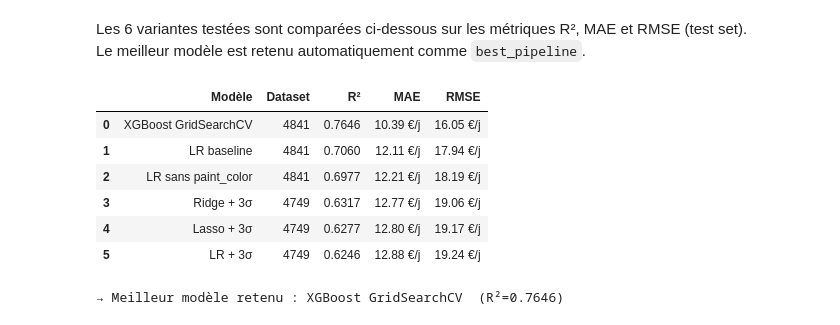
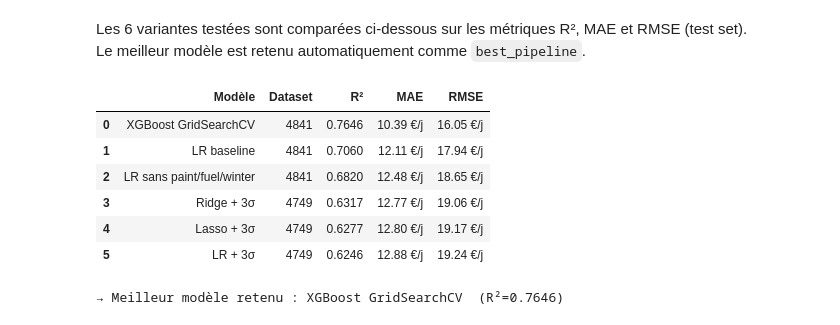
Before and after one commit to gviel/jedha-project-09-getaround, a Jupyter notebook: Getaround_Pricing_GV.ipynb, the cells around one changed output. Drawn from its saved outputs; the diff is of its cells as text; code cells hidden in the pictures.

```diff
--- a/Getaround_Pricing_GV.ipynb
+++ b/Getaround_Pricing_GV.ipynb
@@ -236,0 +287,30 @@ df_model[['mileage', 'engine_power', 'rental_price_per_day']].corr()
+# %%
+CATEGORICAL_COLS = ["model_key", "car_type", "fuel", "paint_color"]
+
+grand_mean = df_model[TARGET].mean()
+ss_total   = ((df_model[TARGET] - grand_mean) ** 2).sum()
+
+eta2_results = []
+for col in CATEGORICAL_COLS:
+    groups    = [grp[TARGET].values for _, grp in df_model.groupby(col)]
+    ss_between = sum(len(g) * (g.mean() - grand_mean) ** 2 for g in groups)
+    eta2_results.append({
+        "feature":     col,
+        "eta2":        round(ss_between / ss_total, 4),
+        "n_modalites": df_model[col].nunique(),
+    })
+
+df_eta2 = pd.DataFrame(eta2_results).sort_values("eta2", ascending=False)
+print("Eta-squared η² — features catégorielles vs prix :")
+display(df_eta2)
+
+fig = px.bar(
+    df_eta2, x="feature", y="eta2", color="eta2",
+    color_continuous_scale="Blues",
+    title="Eta-squared η² — features catégorielles vs prix de location",
+    labels={"eta2": "η² (part de variance expliquée)", "feature": "Feature"},
+    text=df_eta2["eta2"].apply(lambda x: f"{x:.2%}"),
+)
+fig.update_traces(textposition="outside")
+fig.update_yaxes(tickformat=".0%")
+save_fig(fig, "11_pricing_correlations_categorielles")
@@ -460,18 +547,19 @@ RMSE: 19.17 €/jour
 # %%
-# Ré-entraînement sur le dataset sans paint_color
-CATEGORICAL_WITHOUT_PAINT = [ f for f in CATEGORICAL if f != 'paint_color']
+# Ré-entraînement sur le dataset sans paint_color, fuel et winter_tires
+CATEGORICAL_REDUCED = [f for f in CATEGORICAL if f not in ('paint_color', 'fuel')]
+BINARY_REDUCED      = [f for f in BINARY      if f != 'winter_tires']
 
 df_clean_paint = df_model.copy()
 
-_X = df_clean_paint[CATEGORICAL_WITHOUT_PAINT + NUMERICAL + BINARY]
+_X = df_clean_paint[CATEGORICAL_REDUCED + NUMERICAL + BINARY_REDUCED]
 _y = df_clean_paint[TARGET]
 _X_train, _X_test, _y_train, _y_test = train_test_split(_X, _y, test_size=0.2, random_state=42)
 
 pipeline_paint = Pipeline([
     ('preprocessor', ColumnTransformer([
-        ('cat', OneHotEncoder(handle_unknown='ignore', sparse_output=False, drop='first'), CATEGORICAL_WITHOUT_PAINT),
+        ('cat', OneHotEncoder(handle_unknown='ignore', sparse_output=False, drop='first'), CATEGORICAL_REDUCED),
         ('num', StandardScaler(), NUMERICAL),
-        ('bin', 'passthrough', BINARY),
+        ('bin', 'passthrough', BINARY_REDUCED),
     ])),
     ('model', LinearRegression()),
 ])
@@ -483,7 +571,7 @@ mae_paint  = mean_absolute_error(_y_test, _y_pred)
 rmse_paint = np.sqrt(mean_squared_error(_y_test, _y_pred))
 
 # Affichage des résultats
-print("--- LR without paint_color (full dataset) ---")
+print("--- LR sans paint_color, fuel, winter_tires (full dataset) ---")
 print(f"R²  : {r2_paint:.4f}")
 print(f"MAE : {mae_paint:.2f} €/jour")
 print(f"RMSE: {rmse_paint:.2f} €/jour")
@@ -557,23 +645,23 @@ Le meilleur modèle est retenu automatiquement comme `best_pipeline`.
 # %%
 results = pd.DataFrame([
     {"Modèle": "LR baseline",          "Dataset": len(df_model),      "R²": r2,       "MAE": mae,       "RMSE": rmse},
     {"Modèle": "LR + 3σ",              "Dataset": len(df_clean_out2), "R²": r2_out2,  "MAE": mae_out2,  "RMSE": rmse_out2},
     {"Modèle": "Ridge + 3σ",           "Dataset": len(df_clean_reg),  "R²": r2_reg,   "MAE": mae_reg,   "RMSE": rmse_reg},
     {"Modèle": "Lasso + 3σ",           "Dataset": len(df_clean_reg),  "R²": r2_lasso, "MAE": mae_lasso, "RMSE": rmse_lasso},
-    {"Modèle": "LR sans paint_color",  "Dataset": len(df_clean_paint),"R²": r2_paint, "MAE": mae_paint, "RMSE": rmse_paint},
+    {"Modèle": "LR sans paint/fuel/winter",  "Dataset": len(df_clean_paint),"R²": r2_paint, "MAE": mae_paint, "RMSE": rmse_paint},
     {"Modèle": "XGBoost GridSearchCV", "Dataset": len(df_model),      "R²": r2_xgb,   "MAE": mae_xgb,   "RMSE": rmse_xgb},
 ]).sort_values("R²", ascending=False).reset_index(drop=True)
 
 results_display = results.copy()
 results_display["R²"]   = results_display["R²"].map("{:.4f}".format)
 results_display["MAE"]  = results_display["MAE"].map("{:.2f} €/j".format)
 results_display["RMSE"] = results_display["RMSE"].map("{:.2f} €/j".format)
 display(results_display)
 # %% [output]
 |  | Modèle | Dataset | R² | MAE | RMSE |
 | 0 | XGBoost GridSearchCV | 4841 | 0.7646 | 10.39 €/j | 16.05 €/j |
 | 1 | LR baseline | 4841 | 0.7060 | 12.11 €/j | 17.94 €/j |
-| 2 | LR sans paint_color | 4841 | 0.6977 | 12.21 €/j | 18.19 €/j |
+| 2 | LR sans paint/fuel/winter | 4841 | 0.6820 | 12.48 €/j | 18.65 €/j |
 | 3 | Ridge + 3σ | 4749 | 0.6317 | 12.77 €/j | 19.06 €/j |
 | 4 | Lasso + 3σ | 4749 | 0.6277 | 12.80 €/j | 19.17 €/j |
 | 5 | LR + 3σ | 4749 | 0.6246 | 12.88 €/j | 19.24 €/j |
```
Also changed, not shown: parts of 22 cells of this notebook.
